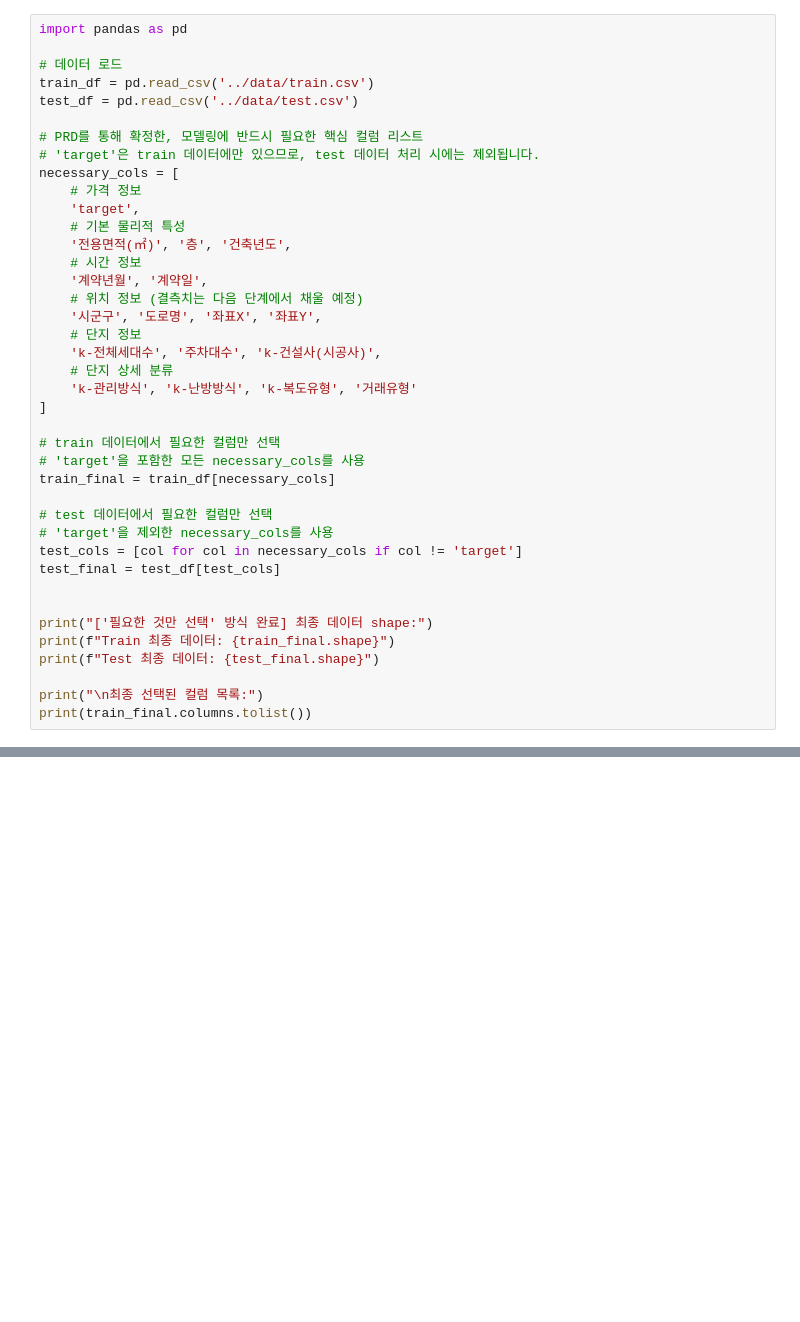
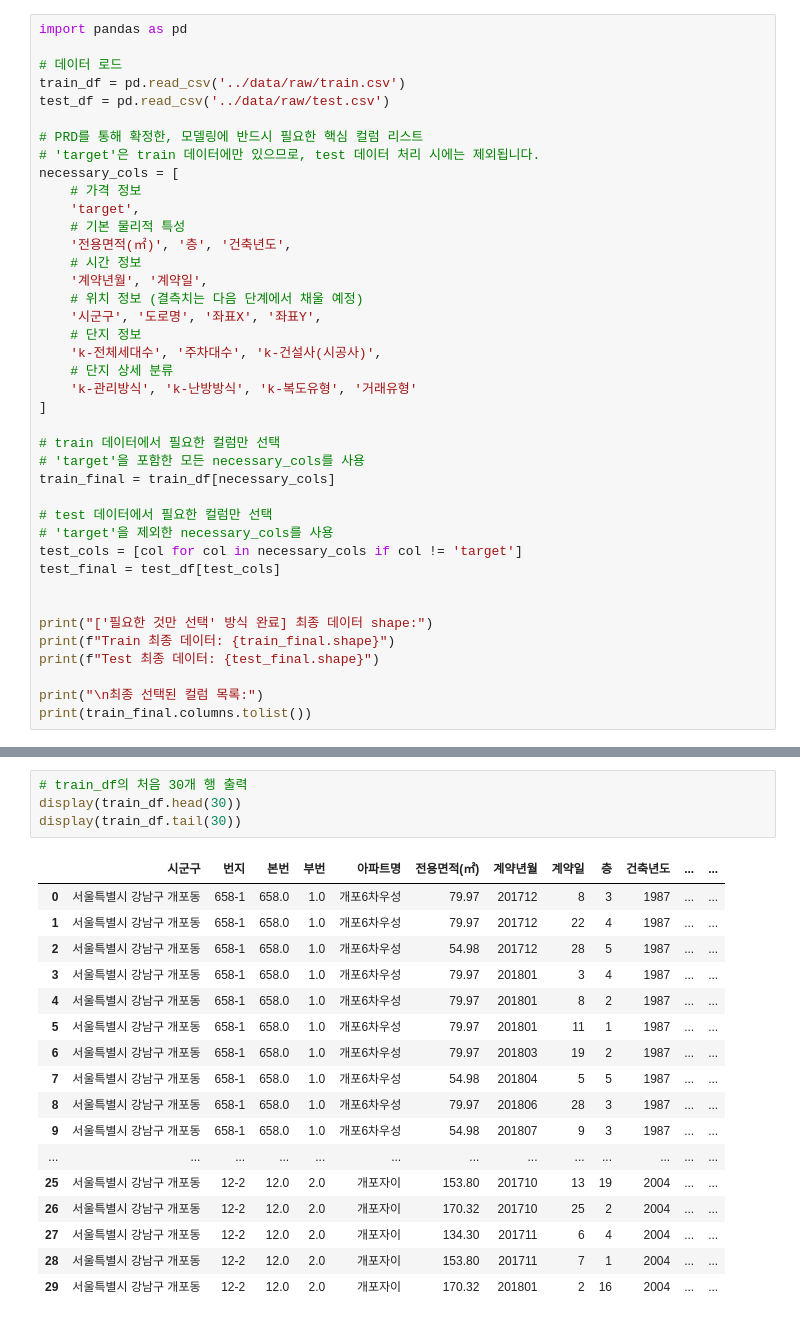
Before and after one commit to nimnusmik/upstageailab-ml-competition-ml-5, a Jupyter notebook: notebooks/house_price_prediction.ipynb, the cells around one changed output, grey strips where cells are left out. Drawn from its saved outputs; the diff is of its cells as text; blank space fills up the shorter version.

```diff
--- a/notebooks/house_price_prediction.ipynb
+++ b/notebooks/house_price_prediction.ipynb
@@ -2,8 +2,8 @@
 import pandas as pd
 
 # 데이터 로드
-train_df = pd.read_csv('../data/train.csv')
-test_df = pd.read_csv('../data/test.csv')
+train_df = pd.read_csv('../data/raw/train.csv')
+test_df = pd.read_csv('../data/raw/test.csv')
 
 # PRD를 통해 확정한, 모델링에 반드시 필요한 핵심 컬럼 리스트
 # 'target'은 train 데이터에만 있으므로, test 데이터 처리 시에는 제외됩니다.
@@ -42,0 +48,22 @@ FileNotFoundError: [Errno 2] No such file or directory: 'train.csv'
+# %%
+# train_df의 처음 30개 행 출력
+display(train_df.head(30))
+display(train_df.tail(30))
+# %% [output]
+|  | 시군구 | 번지 | 본번 | 부번 | 아파트명 | 전용면적(㎡) | 계약년월 | 계약일 | 층 | 건축년도 | ... | ... |
+| 0 | 서울특별시 강남구 개포동 | 658-1 | 658.0 | 1.0 | 개포6차우성 | 79.97 | 201712 | 8 | 3 | 1987 | ... | ... |
+| 1 | 서울특별시 강남구 개포동 | 658-1 | 658.0 | 1.0 | 개포6차우성 | 79.97 | 201712 | 22 | 4 | 1987 | ... | ... |
+| 2 | 서울특별시 강남구 개포동 | 658-1 | 658.0 | 1.0 | 개포6차우성 | 54.98 | 201712 | 28 | 5 | 1987 | ... | ... |
+| 3 | 서울특별시 강남구 개포동 | 658-1 | 658.0 | 1.0 | 개포6차우성 | 79.97 | 201801 | 3 | 4 | 1987 | ... | ... |
+| 4 | 서울특별시 강남구 개포동 | 658-1 | 658.0 | 1.0 | 개포6차우성 | 79.97 | 201801 | 8 | 2 | 1987 | ... | ... |
+| 5 | 서울특별시 강남구 개포동 | 658-1 | 658.0 | 1.0 | 개포6차우성 | 79.97 | 201801 | 11 | 1 | 1987 | ... | ... |
+| 6 | 서울특별시 강남구 개포동 | 658-1 | 658.0 | 1.0 | 개포6차우성 | 79.97 | 201803 | 19 | 2 | 1987 | ... | ... |
+| 7 | 서울특별시 강남구 개포동 | 658-1 | 658.0 | 1.0 | 개포6차우성 | 54.98 | 201804 | 5 | 5 | 1987 | ... | ... |
+| 8 | 서울특별시 강남구 개포동 | 658-1 | 658.0 | 1.0 | 개포6차우성 | 79.97 | 201806 | 28 | 3 | 1987 | ... | ... |
+| 9 | 서울특별시 강남구 개포동 | 658-1 | 658.0 | 1.0 | 개포6차우성 | 54.98 | 201807 | 9 | 3 | 1987 | ... | ... |
+| ... | ... | ... | ... | ... | ... | ... | ... | ... | ... | ... | ... | ... |
+| 25 | 서울특별시 강남구 개포동 | 12-2 | 12.0 | 2.0 | 개포자이 | 153.80 | 201710 | 13 | 19 | 2004 | ... | ... |
+| 26 | 서울특별시 강남구 개포동 | 12-2 | 12.0 | 2.0 | 개포자이 | 170.32 | 201710 | 25 | 2 | 2004 | ... | ... |
+| 27 | 서울특별시 강남구 개포동 | 12-2 | 12.0 | 2.0 | 개포자이 | 134.30 | 201711 | 6 | 4 | 2004 | ... | ... |
+| 28 | 서울특별시 강남구 개포동 | 12-2 | 12.0 | 2.0 | 개포자이 | 153.80 | 201711 | 7 | 1 | 2004 | ... | ... |
+| 29 | 서울특별시 강남구 개포동 | 12-2 | 12.0 | 2.0 | 개포자이 | 170.32 | 201801 | 2 | 16 | 2004 | ... | ... |
```
Also changed, not shown: parts of 3 cells of this notebook.
